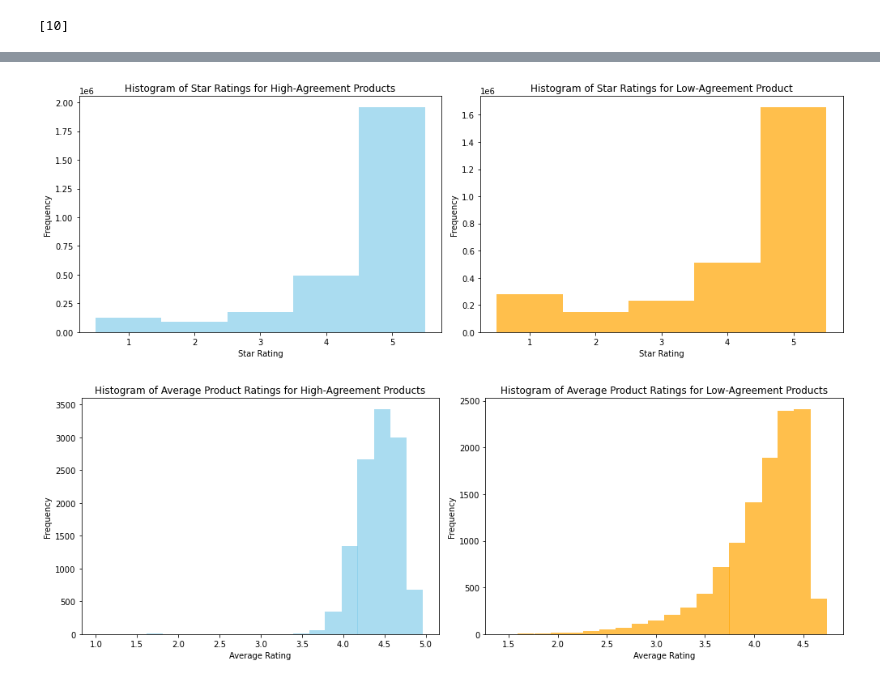
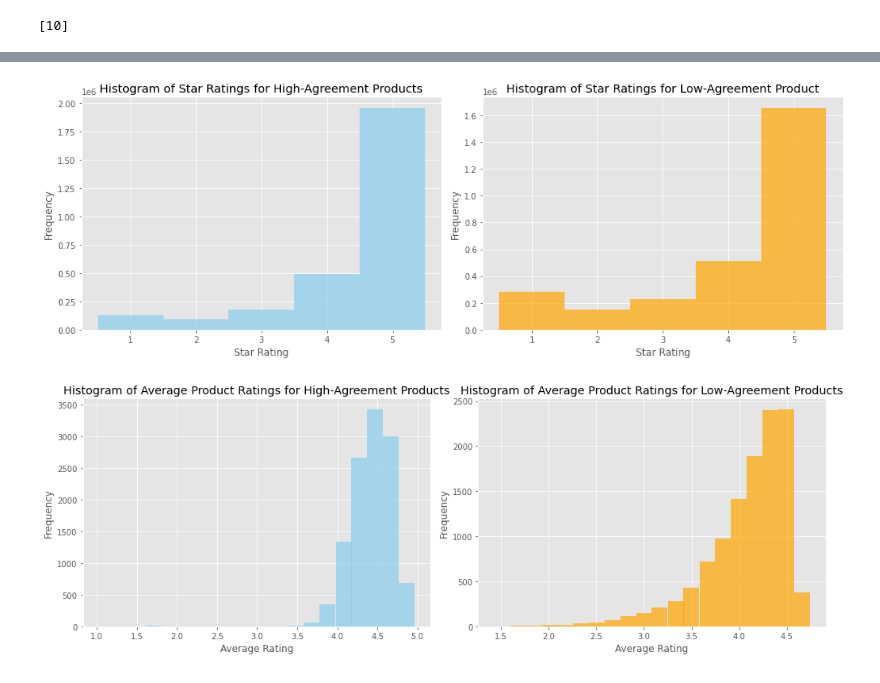
Before and after one commit to willfreeman1/amzn_reviews_EDA, a Jupyter notebook: multicat_highlowagreement_EDA.ipynb, the cells around one changed output, grey strips where cells are left out. Saved outputs shown, nothing was run; the diff lists cells and outputs as text; code cells hidden in the pictures.

Commit message:
chart adjustment

```diff
--- a/multicat_highlowagreement_EDA.ipynb
+++ b/multicat_highlowagreement_EDA.ipynb
@@ -186,5 +186,6 @@ plt.show()
 # %%
 # Plot histograms of high- and low-agreement products - hist of ratings distribution and hist of avg product ratings
+plt.style.use("ggplot")
 
 # Merge optimized_df with df_prod_100 to get individual ratings
 merged_df = pd.merge(optimized_df, df_prod_100[['product_id', 'ratings_stdev']], on='product_id')
@@ -203,32 +204,32 @@ low_stdev_avg_ratings = low_stdev_ratings.groupby('product_id')['star_rating'].m
 fig1, axs1 = plt.subplots(1, 2, figsize=(14, 5))
 
 axs1[0].hist(low_stdev_individual_ratings, bins=5, color='skyblue', alpha=0.7, range=(0.5, 5.5))
 axs1[0].set_title('Histogram of Star Ratings for High-Agreement Products')
 axs1[0].set_xlabel('Star Rating')
 axs1[0].set_ylabel('Frequency')
 
 axs1[1].hist(high_stdev_individual_ratings, bins=5, color='orange', alpha=0.7, range=(0.5, 5.5))
 axs1[1].set_title('Histogram of Star Ratings for Low-Agreement Product')
 axs1[1].set_xlabel('Star Rating')
 axs1[1].set_ylabel('Frequency')
 
 plt.tight_layout()
 plt.show()
 
 fig2, axs2 = plt.subplots(1, 2, figsize=(14, 5))
 
 axs2[0].hist(low_stdev_avg_ratings, bins=20, color='skyblue', alpha=0.7)
 axs2[0].set_title('Histogram of Average Product Ratings for High-Agreement Products')
 axs2[0].set_xlabel('Average Rating')
 axs2[0].set_ylabel('Frequency')
 
 axs2[1].hist(high_stdev_avg_ratings, bins=20, color='orange', alpha=0.7)
 axs2[1].set_title('Histogram of Average Product Ratings for Low-Agreement Products')
 axs2[1].set_xlabel('Average Rating')
 axs2[1].set_ylabel('Frequency')
 
 plt.tight_layout()
 plt.show()
 # %% [output]
-[figure, old version]
+[figure, new version]
-[figure, old version]
+[figure, new version]
```
Also changed, not shown: parts of 2 cells of this notebook.
